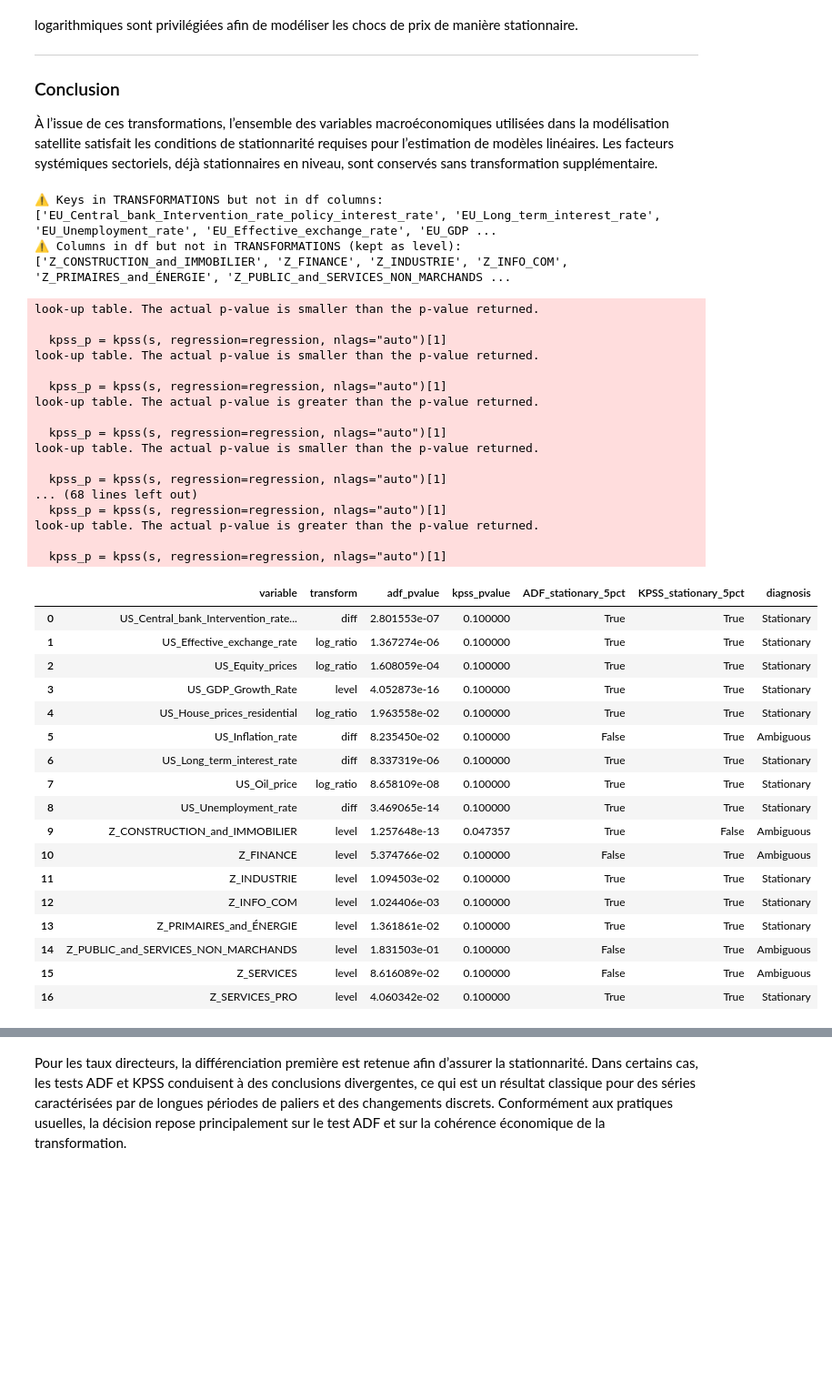
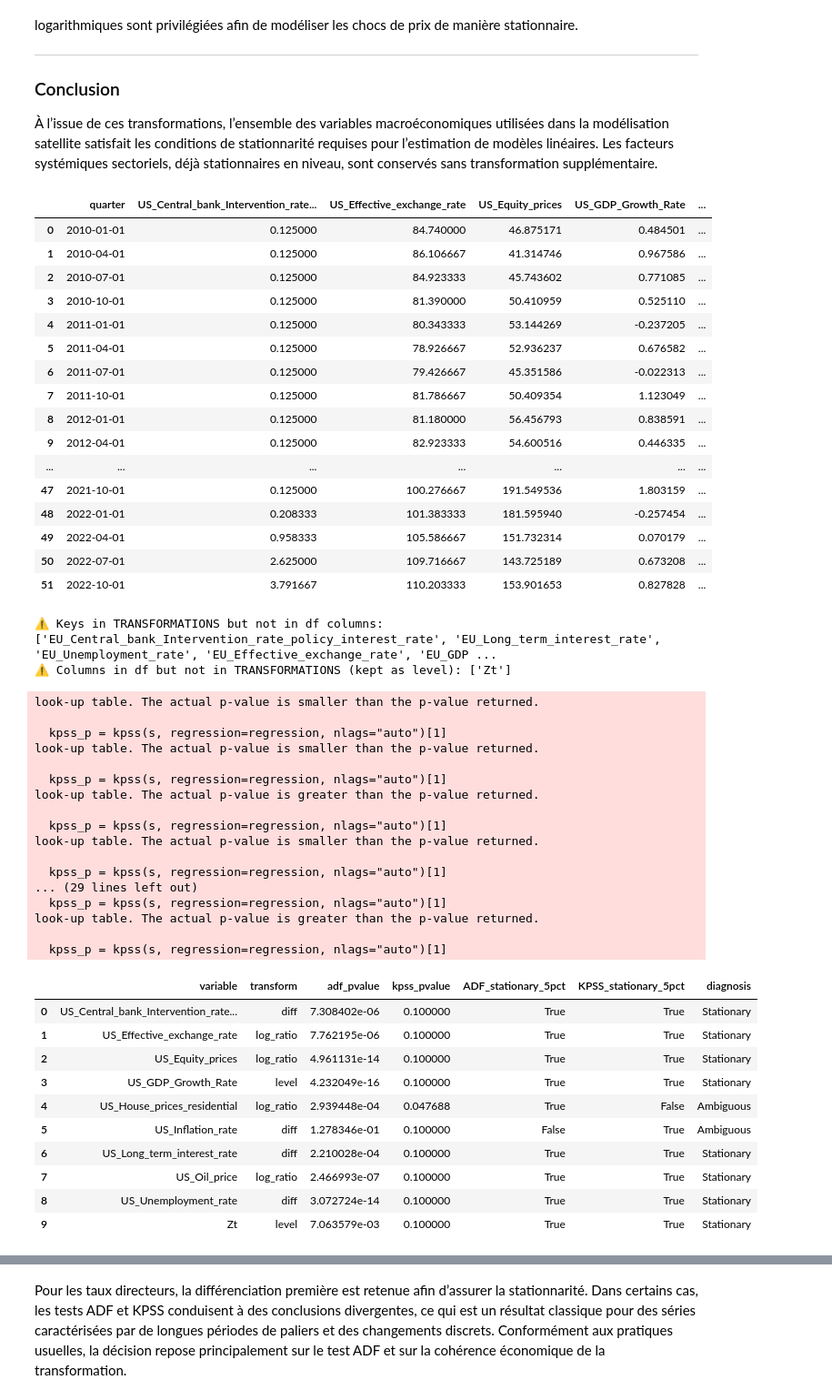
Before and after one commit to Celeste2405/PFE, a Jupyter notebook: model_averaging.ipynb, the cells around one changed output, grey strips where cells are left out. Shown at 91% size. Saved outputs shown, nothing was run; the diff lists cells and outputs as text; code cells hidden in the pictures; blank space fills up the shorter version.

```diff
--- a/model_averaging.ipynb
+++ b/model_averaging.ipynb
@@ -249,14 +240,5 @@ def build_macro_plus_Z_wide(
 # %%
-df_full = build_macro_plus_Z_wide(
-    df_ts=df_ts,         # macro wide, index = dates trimestrielles
-    Z_hat=Z_hat,       # ton Z trimestriel
-    date_col_z="quarter",
-    sector_col_z="sector",
-    z_value_col="z_hat",  # ou "Z_group" si c'est bien le nom
-    how="left",
-    agg="mean",
-    force_quarter_start=True
-)
+
 
 # check NaN sur les Z
 na_rate = df_full.filter(like="Z_").isna().mean().sort_values()
@@ -303,0 +274,2 @@ df_full
+# %%
+df_full.index = pd.to_datetime([x[0] for x in df_full.index]).normalize()
@@ -452,5 +442,5 @@ def stationarity_tests_summary(
 # %%
-variables = df_full.columns.tolist()
+variables = df_full.columns.drop("quarter")# toutes sauf "quarter"
 stationarity_df = stationarity_tests_summary(df_full, variables)
 stationarity_df
 # %% [output]
@@ -556,7 +539,27 @@ Les prix des matières premières sont volatils et souvent non stationnaires en
 
 À l’issue de ces transformations, l’ensemble des variables macroéconomiques utilisées dans la modélisation satellite satisfait les conditions de stationnarité requises pour l’estimation de modèles linéaires. Les facteurs systémiques sectoriels, déjà stationnaires en niveau, sont conservés sans transformation supplémentaire.
 # %%
-df_filtre = df_full.loc["2011-04-01":"2024-01-01"]
+df_filtre = df_full.copy()
+# %%
+df_full
+# %% [output]
+|  | quarter | US_Central_bank_Intervention_rate... | US_Effective_exchange_rate | US_Equity_prices | US_GDP_Growth_Rate | ... |
+| 0 | 2010-01-01 | 0.125000 | 84.740000 | 46.875171 | 0.484501 | ... |
+| 1 | 2010-04-01 | 0.125000 | 86.106667 | 41.314746 | 0.967586 | ... |
+| 2 | 2010-07-01 | 0.125000 | 84.923333 | 45.743602 | 0.771085 | ... |
+| 3 | 2010-10-01 | 0.125000 | 81.390000 | 50.410959 | 0.525110 | ... |
+| 4 | 2011-01-01 | 0.125000 | 80.343333 | 53.144269 | -0.237205 | ... |
+| 5 | 2011-04-01 | 0.125000 | 78.926667 | 52.936237 | 0.676582 | ... |
+| 6 | 2011-07-01 | 0.125000 | 79.426667 | 45.351586 | -0.022313 | ... |
+| 7 | 2011-10-01 | 0.125000 | 81.786667 | 50.409354 | 1.123049 | ... |
+| 8 | 2012-01-01 | 0.125000 | 81.180000 | 56.456793 | 0.838591 | ... |
+| 9 | 2012-04-01 | 0.125000 | 82.923333 | 54.600516 | 0.446335 | ... |
+| ... | ... | ... | ... | ... | ... | ... |
+| 47 | 2021-10-01 | 0.125000 | 100.276667 | 191.549536 | 1.803159 | ... |
+| 48 | 2022-01-01 | 0.208333 | 101.383333 | 181.595940 | -0.257454 | ... |
+| 49 | 2022-04-01 | 0.958333 | 105.586667 | 151.732314 | 0.070179 | ... |
+| 50 | 2022-07-01 | 2.625000 | 109.716667 | 143.725189 | 0.673208 | ... |
+| 51 | 2022-10-01 | 3.791667 | 110.203333 | 153.901653 | 0.827828 | ... |
 # %%
 df_full=df_filtre.copy()
 # %%
@@ -699,48 +702,41 @@ def stationarize_and_test(
     return out, before_df, after_df
 # %%
 # df_macro_wide : index = date_q, columns = variables
-out, before_df, after_df= stationarize_and_test(df_full, TRANSFORMATIONS)
+out, before_df, after_df= stationarize_and_test(df_full.drop(columns=["quarter"]), TRANSFORMATIONS)
 
 df_macro_stationary = after_df
 df_macro_stationary
 # %% [output]
 ⚠️ Keys in TRANSFORMATIONS but not in df columns: ['EU_Central_bank_Intervention_rate_policy_interest_rate', 'EU_Long_term_interest_rate', 'EU_Unemployment_rate', 'EU_Effective_exchange_rate', 'EU_GDP ...
-⚠️ Columns in df but not in TRANSFORMATIONS (kept as level): ['Z_CONSTRUCTION_and_IMMOBILIER', 'Z_FINANCE', 'Z_INDUSTRIE', 'Z_INFO_COM', 'Z_PRIMAIRES_and_ÉNERGIE', 'Z_PUBLIC_and_SERVICES_NON_MARCHANDS ...
+⚠️ Columns in df but not in TRANSFORMATIONS (kept as level): ['Zt']
 look-up table. The actual p-value is smaller than the p-value returned.
 
   kpss_p = kpss(s, regression=regression, nlags="auto")[1]
 look-up table. The actual p-value is smaller than the p-value returned.
 
   kpss_p = kpss(s, regression=regression, nlags="auto")[1]
 look-up table. The actual p-value is greater than the p-value returned.
 
   kpss_p = kpss(s, regression=regression, nlags="auto")[1]
 look-up table. The actual p-value is smaller than the p-value returned.
 
   kpss_p = kpss(s, regression=regression, nlags="auto")[1]
-... (68 lines left out)
+... (29 lines left out)
   kpss_p = kpss(s, regression=regression, nlags="auto")[1]
 look-up table. The actual p-value is greater than the p-value returned.
 
   kpss_p = kpss(s, regression=regression, nlags="auto")[1]
 |  | variable | transform | adf_pvalue | kpss_pvalue | ADF_stationary_5pct | KPSS_stationary_5pct | diagnosis |
-| 0 | US_Central_bank_Intervention_rate... | diff | 2.801553e-07 | 0.100000 | True | True | Stationary |
-| 1 | US_Effective_exchange_rate | log_ratio | 1.367274e-06 | 0.100000 | True | True | Stationary |
-| 2 | US_Equity_prices | log_ratio | 1.608059e-04 | 0.100000 | True | True | Stationary |
-| 3 | US_GDP_Growth_Rate | level | 4.052873e-16 | 0.100000 | True | True | Stationary |
-| 4 | US_House_prices_residential | log_ratio | 1.963558e-02 | 0.100000 | True | True | Stationary |
-| 5 | US_Inflation_rate | diff | 8.235450e-02 | 0.100000 | False | True | Ambiguous |
-| 6 | US_Long_term_interest_rate | diff | 8.337319e-06 | 0.100000 | True | True | Stationary |
-| 7 | US_Oil_price | log_ratio | 8.658109e-08 | 0.100000 | True | True | Stationary |
-| 8 | US_Unemployment_rate | diff | 3.469065e-14 | 0.100000 | True | True | Stationary |
-| 9 | Z_CONSTRUCTION_and_IMMOBILIER | level | 1.257648e-13 | 0.047357 | True | False | Ambiguous |
-| 10 | Z_FINANCE | level | 5.374766e-02 | 0.100000 | False | True | Ambiguous |
-| 11 | Z_INDUSTRIE | level | 1.094503e-02 | 0.100000 | True | True | Stationary |
-| 12 | Z_INFO_COM | level | 1.024406e-03 | 0.100000 | True | True | Stationary |
-| 13 | Z_PRIMAIRES_and_ÉNERGIE | level | 1.361861e-02 | 0.100000 | True | True | Stationary |
-| 14 | Z_PUBLIC_and_SERVICES_NON_MARCHANDS | level | 1.831503e-01 | 0.100000 | False | True | Ambiguous |
-| 15 | Z_SERVICES | level | 8.616089e-02 | 0.100000 | False | True | Ambiguous |
-| 16 | Z_SERVICES_PRO | level | 4.060342e-02 | 0.100000 | True | True | Stationary |
+| 0 | US_Central_bank_Intervention_rate... | diff | 7.308402e-06 | 0.100000 | True | True | Stationary |
+| 1 | US_Effective_exchange_rate | log_ratio | 7.762195e-06 | 0.100000 | True | True | Stationary |
+| 2 | US_Equity_prices | log_ratio | 4.961131e-14 | 0.100000 | True | True | Stationary |
+| 3 | US_GDP_Growth_Rate | level | 4.232049e-16 | 0.100000 | True | True | Stationary |
+| 4 | US_House_prices_residential | log_ratio | 2.939448e-04 | 0.047688 | True | False | Ambiguous |
+| 5 | US_Inflation_rate | diff | 1.278346e-01 | 0.100000 | False | True | Ambiguous |
+| 6 | US_Long_term_interest_rate | diff | 2.210028e-04 | 0.100000 | True | True | Stationary |
+| 7 | US_Oil_price | log_ratio | 2.466993e-07 | 0.100000 | True | True | Stationary |
+| 8 | US_Unemployment_rate | diff | 3.072724e-14 | 0.100000 | True | True | Stationary |
+| 9 | Zt | level | 7.063579e-03 | 0.100000 | True | True | Stationary |
 # %%
 import numpy as np
 import pandas as pd
```
Also changed, not shown: parts of 42 cells of this notebook, 10 other files.
